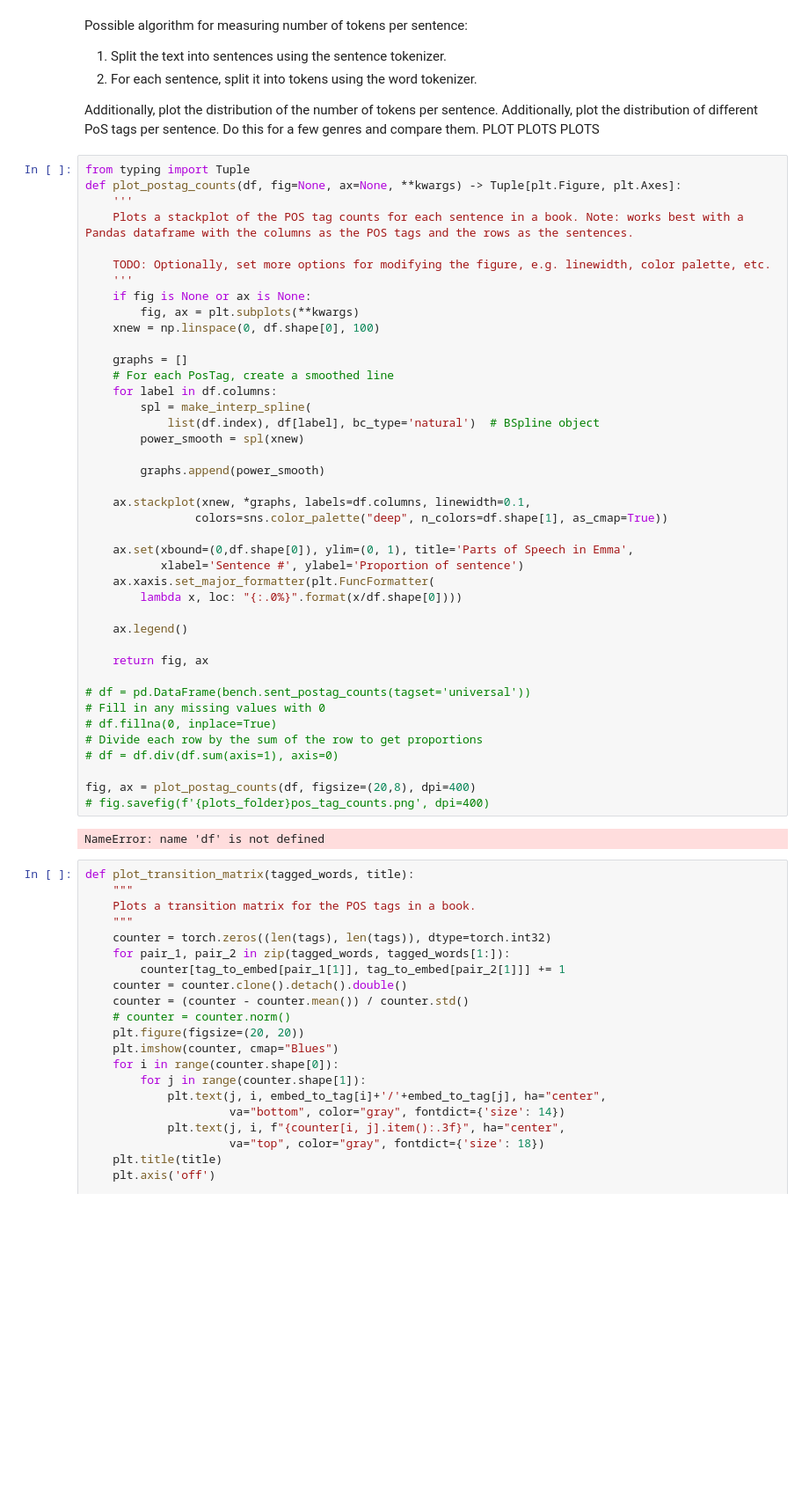
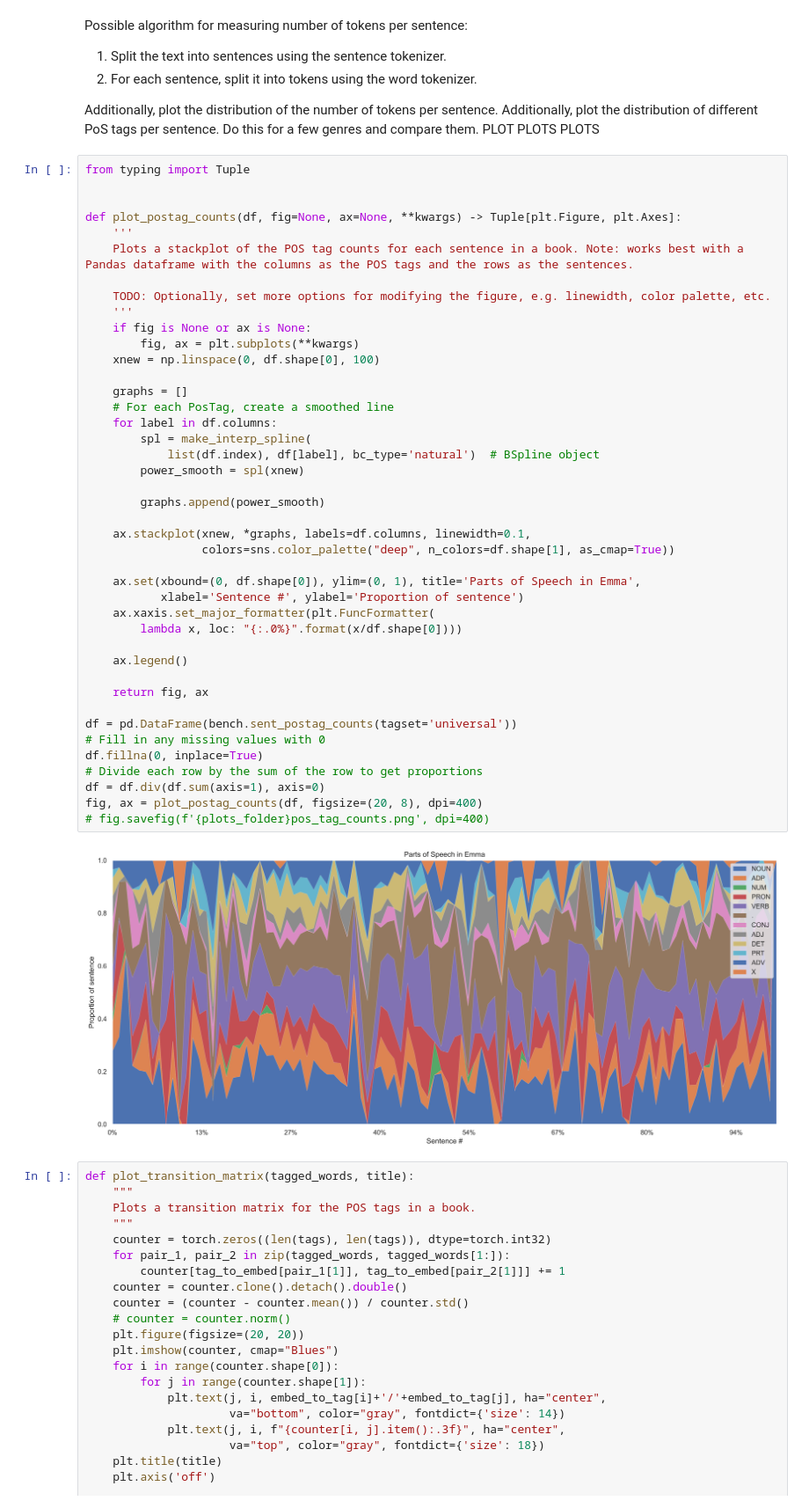
Before and after one commit to m-krastev/creative-thesis, a Jupyter notebook: src/prototype.ipynb, the cells around one changed output. Shown at 88% size. Cells and saved outputs as stored; diff of their text form; blank space fills up the shorter version.

```diff
--- a/src/prototype.ipynb
+++ b/src/prototype.ipynb
@@ -234,47 +205,48 @@ Additionally, plot the distribution of different PoS tags per sentence.
 Do this for a few genres and compare them. PLOT PLOTS PLOTS
 # %%
 from typing import Tuple
+
+
 def plot_postag_counts(df, fig=None, ax=None, **kwargs) -> Tuple[plt.Figure, plt.Axes]:
     '''
     Plots a stackplot of the POS tag counts for each sentence in a book. Note: works best with a Pandas dataframe with the columns as the POS tags and the rows as the sentences.
 
     TODO: Optionally, set more options for modifying the figure, e.g. linewidth, color palette, etc.
     '''
     if fig is None or ax is None:
         fig, ax = plt.subplots(**kwargs)
     xnew = np.linspace(0, df.shape[0], 100)
 
     graphs = []
     # For each PosTag, create a smoothed line
     for label in df.columns:
         spl = make_interp_spline(
             list(df.index), df[label], bc_type='natural')  # BSpline object
         power_smooth = spl(xnew)
 
         graphs.append(power_smooth)
 
     ax.stackplot(xnew, *graphs, labels=df.columns, linewidth=0.1,
-                colors=sns.color_palette("deep", n_colors=df.shape[1], as_cmap=True))
+                 colors=sns.color_palette("deep", n_colors=df.shape[1], as_cmap=True))
 
-    ax.set(xbound=(0,df.shape[0]), ylim=(0, 1), title='Parts of Speech in Emma',
+    ax.set(xbound=(0, df.shape[0]), ylim=(0, 1), title='Parts of Speech in Emma',
            xlabel='Sentence #', ylabel='Proportion of sentence')
     ax.xaxis.set_major_formatter(plt.FuncFormatter(
         lambda x, loc: "{:.0%}".format(x/df.shape[0])))
 
     ax.legend()
 
     return fig, ax
 
-# df = pd.DataFrame(bench.sent_postag_counts(tagset='universal'))
+df = pd.DataFrame(bench.sent_postag_counts(tagset='universal'))
 # Fill in any missing values with 0
-# df.fillna(0, inplace=True)
+df.fillna(0, inplace=True)
 # Divide each row by the sum of the row to get proportions
-# df = df.div(df.sum(axis=1), axis=0)
-
-fig, ax = plot_postag_counts(df, figsize=(20,8), dpi=400)
+df = df.div(df.sum(axis=1), axis=0)
+fig, ax = plot_postag_counts(df, figsize=(20, 8), dpi=400)
 # fig.savefig(f'{plots_folder}pos_tag_counts.png', dpi=400)
 # %% [output]
-NameError: name 'df' is not defined
+[figure, added]
 # %%
 def plot_transition_matrix(tagged_words, title):
     """
```
Also changed, not shown: parts of 17 cells of this notebook, 7 other files.
